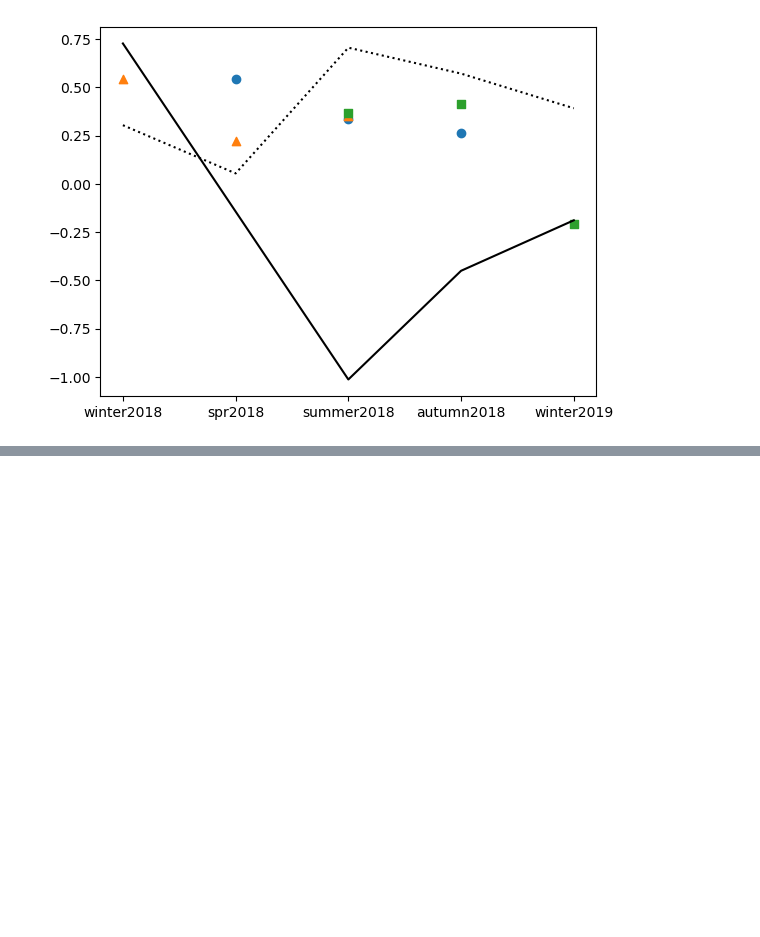
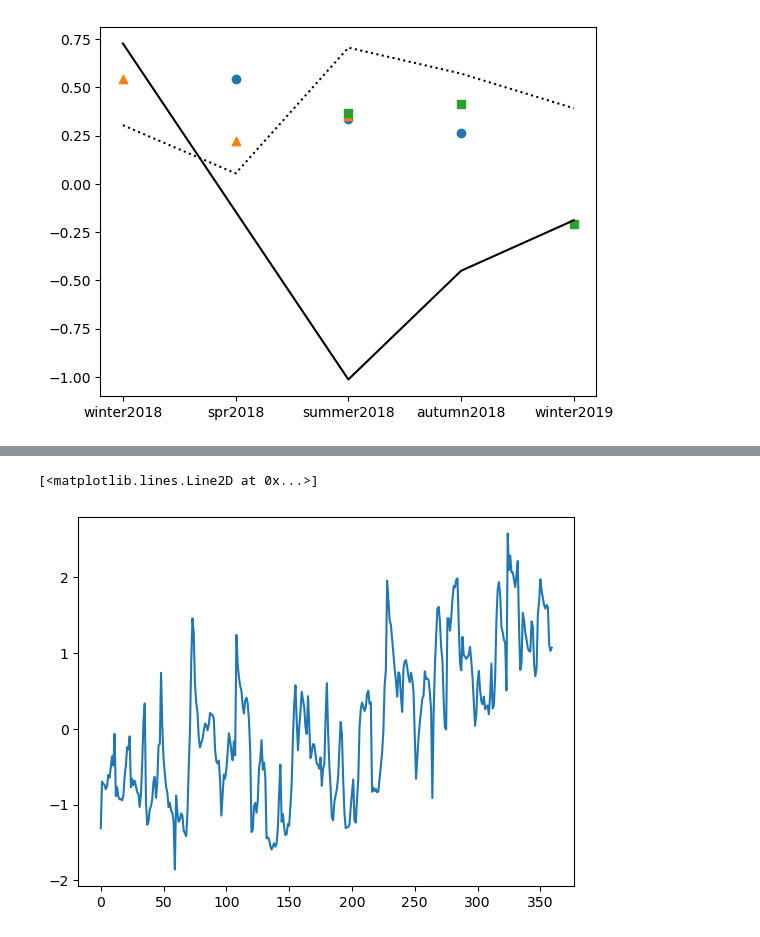
Before and after one commit to LGruenburg/MOM6_Validation, a Jupyter notebook: SOE/Bottom_Temperature.ipynb, the cells around one changed output, grey strips where cells are left out. Saved outputs shown, nothing was run; the diff lists cells and outputs as text; code cells hidden in the pictures; blank space fills up the shorter version.

Commit message:
Adding forecasts to bottom temp

```diff
--- a/SOE/Bottom_Temperature.ipynb
+++ b/SOE/Bottom_Temperature.ipynb
@@ -471,3 +472,14 @@ plt.scatter(['summer2018', 'autumn2018','winter2019'],[summer_forecast_june_mab.
 # %% [output]
 <matplotlib.collections.PathCollection at 0x...>
 [figure]
+# %%
+tob_month = xr.open_dataset( "C:/Users/Laura.Gruenburg/Desktop/Projects/MOM6_Validation/tob_forecast/March_init/tob_forecast_i199303.nc")
+tob_month_crop = tob_month.sel(lat = slice(30,48), lon = slice(260, 300))
+dt = datetime.strptime('199303', '%Y%m')
+dates = pn.date_range(dt, str(dt.year +1) + '-2', freq = 'MS')
+march_forecast = xr.Dataset(data_vars = {'tob': (['member','date','lat','lon'], tob_month_crop.tob.data),
+                                          'tob_anom': (['member','date','lat','lon'], tob_month_crop.tob_anom.data)},
+                             coords = {'member': tob_month_crop.member.values,
+                                       'date': dates,
+                                       'lat': tob_month_crop.lat.values,
+                                       'lon': tob_month_crop.lon.values})
@@ -473,0 +499,25 @@ plt.scatter(['summer2018', 'autumn2018','winter2019'],[summer_forecast_june_mab.
+# %%
+# Assign directory
+directory = "C:/Users/Laura.Gruenburg/Desktop/Projects/MOM6_Validation/tob_forecast/March_init/"
+
+# Iterate over files in directory
+for file in os.listdir(directory):
+    filename = directory + file
+    tob_month = xr.open_dataset(directory + file)
+    tob_month_crop = tob_month.sel(lat = slice(30,48), lon = slice(260, 300))
+    dt = datetime.strptime(file[14:20], '%Y%m')
+    dates = pn.date_range(dt, str(dt.year + 1) + '-2', freq = 'MS')
+    new_forecast_ds = xr.Dataset(data_vars = {'tob': (['member','date','lat','lon'], tob_month_crop.tob.data),
+                                          'tob_anom': (['member','date','lat','lon'], tob_month_crop.tob_anom.data)},
+                             coords = {'member': tob_month_crop.member.values,
+                                       'date': dates,
+                                       'lat': tob_month_crop.lat.values,
+                                       'lon': tob_month_crop.lon.values})
+    march_forecast = xr.merge([march_forecast, new_forecast_ds])
+# %%
+march_forecast_crop = reupy.crop_nd(march_forecast, 'lon', 'lat', mab)
+# %%
+plt.plot(march_forecast_crop.mean(['lat','lon','member']).tob_anom)
+# %% [output]
+[<matplotlib.lines.Line2D at 0x...>]
+[figure, added]
```
Also changed, not shown: parts of 13 cells of this notebook.
